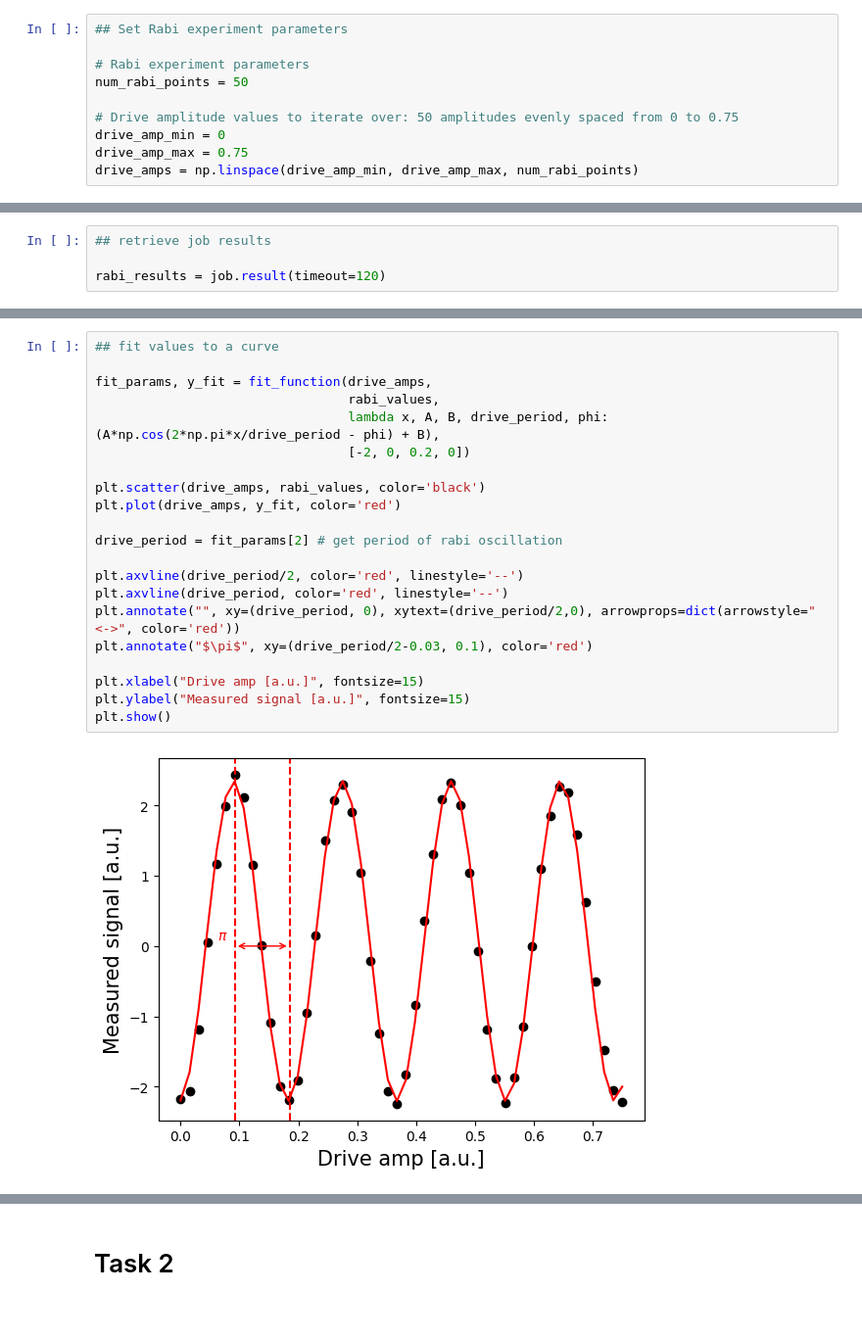
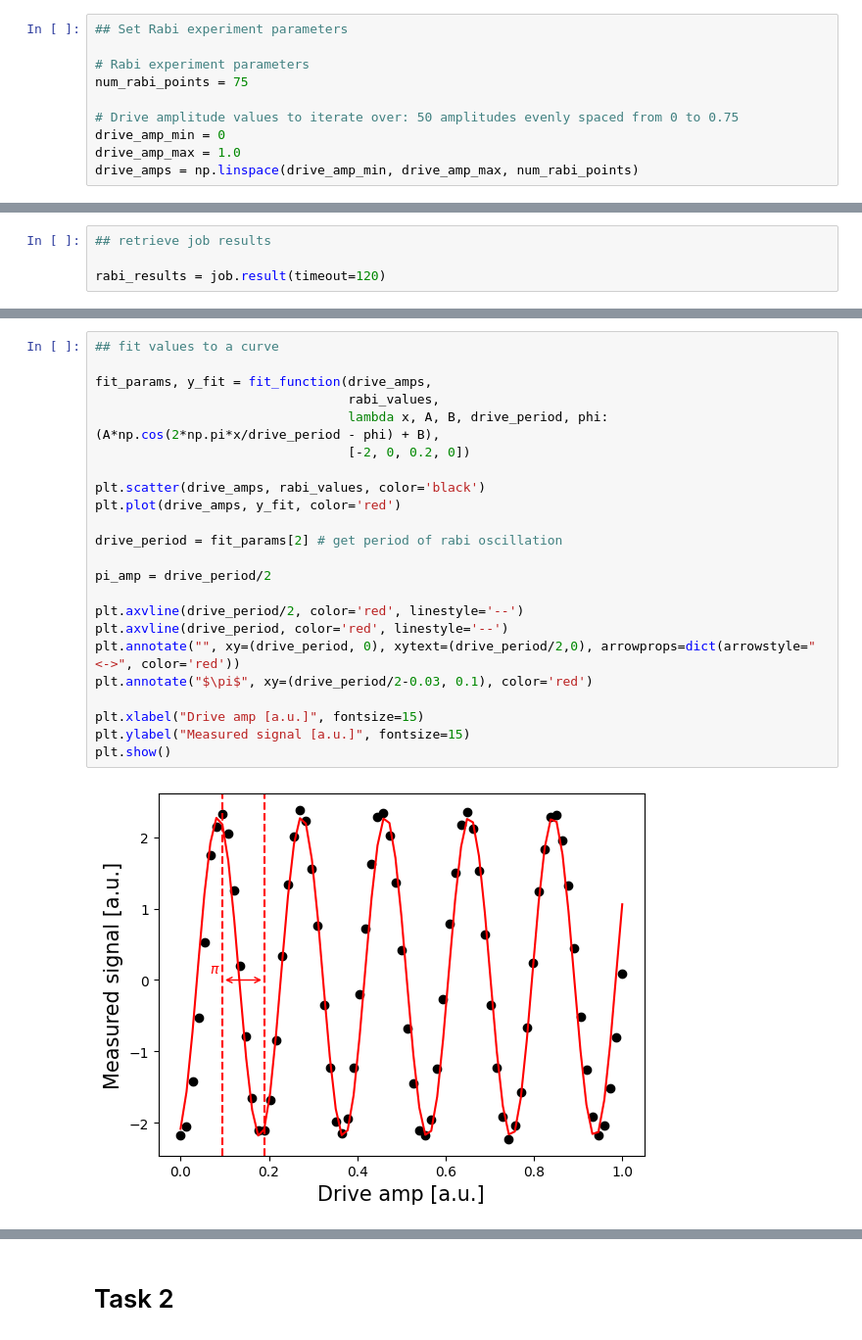
Before and after one commit to drewcurran/ECE396_Project, a Jupyter notebook: Beyond the Two-Level System.ipynb, the cells around one changed output, grey strips where cells are left out. Shown at 98% size. Saved outputs shown, nothing was run; the diff lists cells and outputs as text.

```diff
--- a/Beyond the Two-Level System.ipynb
+++ b/Beyond the Two-Level System.ipynb
@@ -237,11 +237,11 @@ Updated qubit frequency estimate from 4.96229 GHz to 4.96213 GHz.
 ## Set Rabi experiment parameters
 
 # Rabi experiment parameters
-num_rabi_points = 50
+num_rabi_points = 75
 
 # Drive amplitude values to iterate over: 50 amplitudes evenly spaced from 0 to 0.75
 drive_amp_min = 0
-drive_amp_max = 0.75
+drive_amp_max = 1.0
 drive_amps = np.linspace(drive_amp_min, drive_amp_max, num_rabi_points)
 # %%
 ## Build Rabi experiments
@@ -318,24 +318,26 @@ plt.show()
 # %%
 ## fit values to a curve
 
 fit_params, y_fit = fit_function(drive_amps,
                                  rabi_values,
                                  lambda x, A, B, drive_period, phi: (A*np.cos(2*np.pi*x/drive_period - phi) + B),
                                  [-2, 0, 0.2, 0])
 
 plt.scatter(drive_amps, rabi_values, color='black')
 plt.plot(drive_amps, y_fit, color='red')
 
 drive_period = fit_params[2] # get period of rabi oscillation
 
+pi_amp = drive_period/2
+
 plt.axvline(drive_period/2, color='red', linestyle='--')
 plt.axvline(drive_period, color='red', linestyle='--')
 plt.annotate("", xy=(drive_period, 0), xytext=(drive_period/2,0), arrowprops=dict(arrowstyle="<->", color='red'))
 plt.annotate("$\pi$", xy=(drive_period/2-0.03, 0.1), color='red')
 
 plt.xlabel("Drive amp [a.u.]", fontsize=15)
 plt.ylabel("Measured signal [a.u.]", fontsize=15)
 plt.show()
 # %% [output]
-[figure, old version]
+[figure, new version]
 # %%
```
Also changed, not shown: parts of 42 cells of this notebook.
